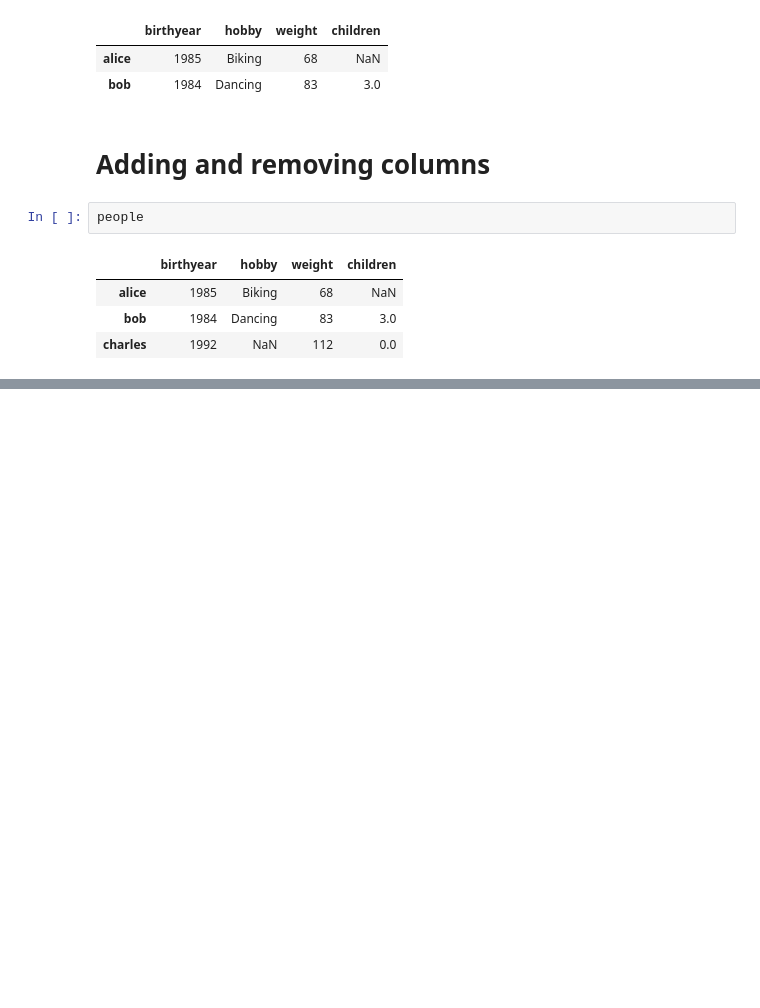
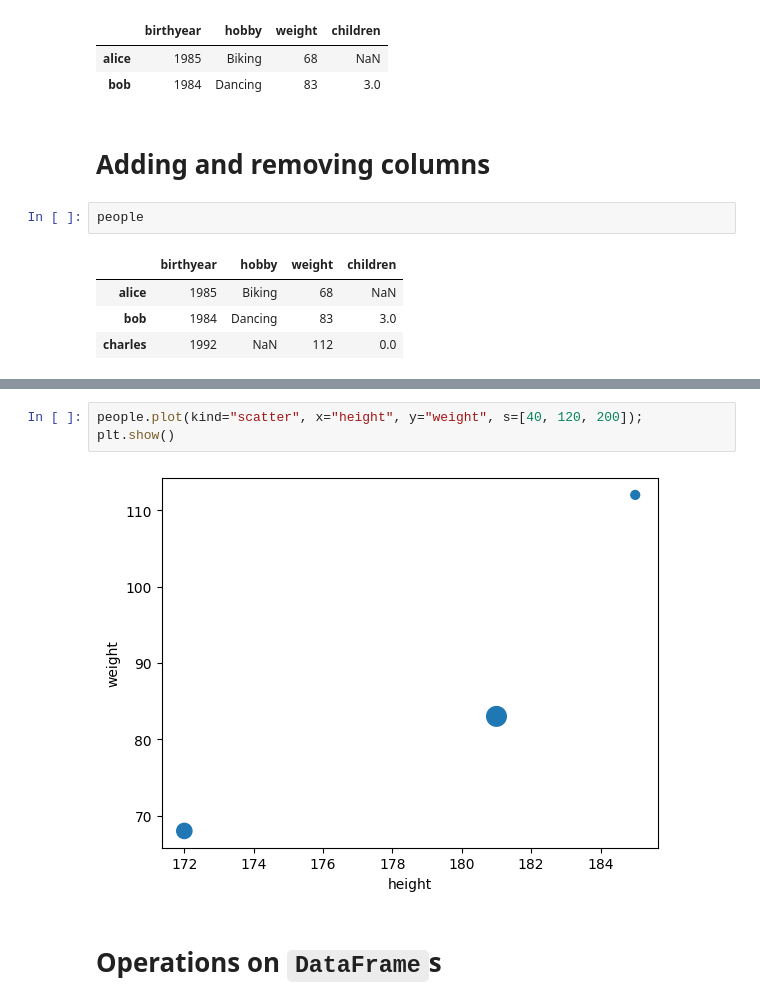
Before and after one commit to nswekosk/hands-on-machine-learning-practice, a Jupyter notebook: Pandas_Practice.ipynb, the cells around one changed output, grey strips where cells are left out. Saved outputs shown, nothing was run; the diff lists cells and outputs as text; blank space fills up the shorter version.

```diff
--- a/Pandas_Practice.ipynb
+++ b/Pandas_Practice.ipynb
@@ -844,0 +984,7 @@ people
+# %%
+people.plot(kind="scatter", x="height", y="weight", s=[40, 120, 200]);
+plt.show()
+# %% [output]
+[figure, added]
+# %% [markdown]
+# Operations on `DataFrame`s
```
Also changed, not shown: parts of 63 cells of this notebook.
